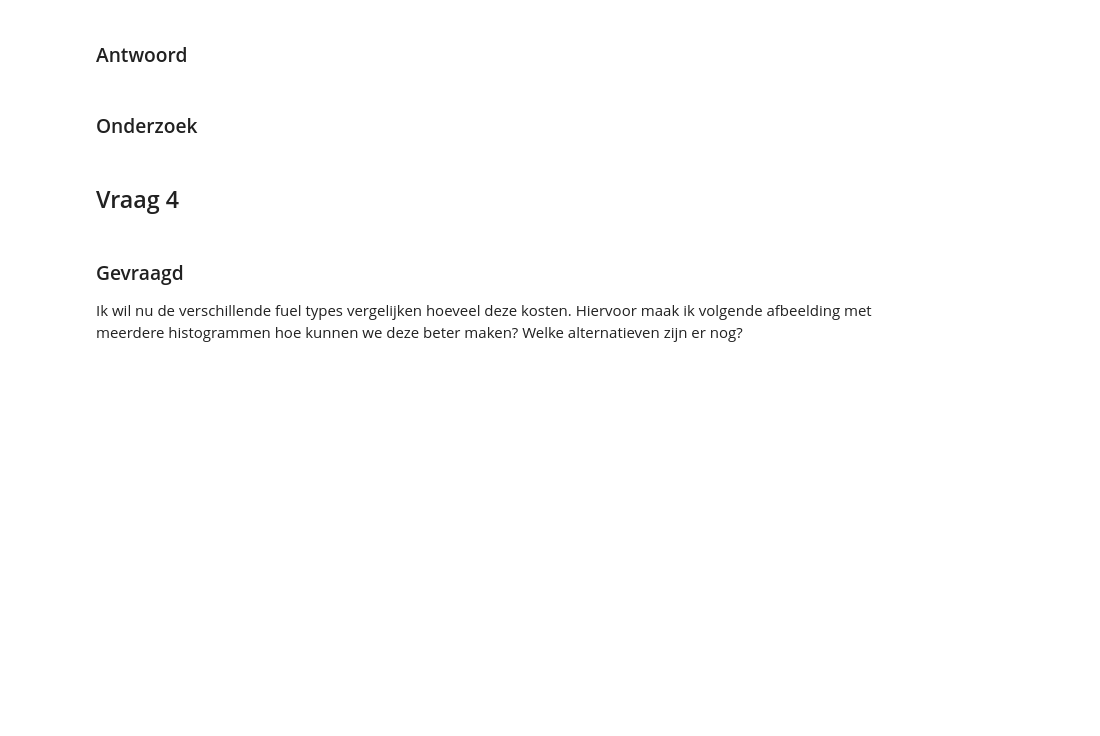
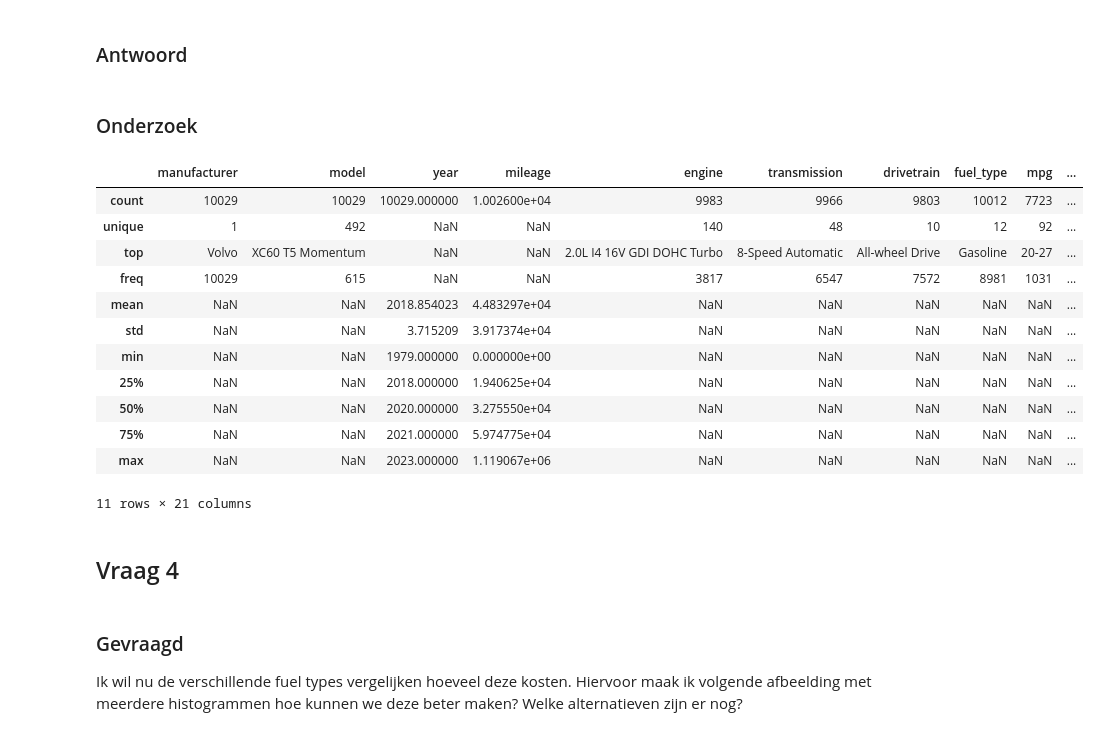
Before and after one commit to timsideanotmine/production, a Jupyter notebook: notebooks/autoproductie_data_analyse.ipynb, the cells around one changed output. Saved outputs shown, nothing was run; the diff lists cells and outputs as text; code cells hidden in the pictures; blank space fills up the shorter version.

```diff
--- a/notebooks/autoproductie_data_analyse.ipynb
+++ b/notebooks/autoproductie_data_analyse.ipynb
@@ -341,3 +308,22 @@ df_volvos_hist = df_volvos.hist
+# %%
+
+df_volvos['price_drop'] = df_volvos['price_drop'].fillna(0, inplace=False)
+df_volvos['real_price']= df_volvos['price'] - df_volvos['price_drop']
+df_volvos.describe(include = "all")
+# %% [output]
+|  | manufacturer | model | year | mileage | engine | transmission | drivetrain | fuel_type | mpg | ... |
+| count | 10029 | 10029 | 10029.000000 | 1.002600e+04 | 9983 | 9966 | 9803 | 10012 | 7723 | ... |
+| unique | 1 | 492 | NaN | NaN | 140 | 48 | 10 | 12 | 92 | ... |
+| top | Volvo | XC60 T5 Momentum | NaN | NaN | 2.0L I4 16V GDI DOHC Turbo | 8-Speed Automatic | All-wheel Drive | Gasoline | 20-27 | ... |
+| freq | 10029 | 615 | NaN | NaN | 3817 | 6547 | 7572 | 8981 | 1031 | ... |
+| mean | NaN | NaN | 2018.854023 | 4.483297e+04 | NaN | NaN | NaN | NaN | NaN | ... |
+| std | NaN | NaN | 3.715209 | 3.917374e+04 | NaN | NaN | NaN | NaN | NaN | ... |
+| min | NaN | NaN | 1979.000000 | 0.000000e+00 | NaN | NaN | NaN | NaN | NaN | ... |
+| 25% | NaN | NaN | 2018.000000 | 1.940625e+04 | NaN | NaN | NaN | NaN | NaN | ... |
+| 50% | NaN | NaN | 2020.000000 | 3.275550e+04 | NaN | NaN | NaN | NaN | NaN | ... |
+| 75% | NaN | NaN | 2021.000000 | 5.974775e+04 | NaN | NaN | NaN | NaN | NaN | ... |
+| max | NaN | NaN | 2023.000000 | 1.119067e+06 | NaN | NaN | NaN | NaN | NaN | ... |
+11 rows × 21 columns
 # %% [markdown]
 ## Vraag 4
 # %% [markdown]
```
Also changed, not shown: parts of 11 cells of this notebook, 4 other files.
